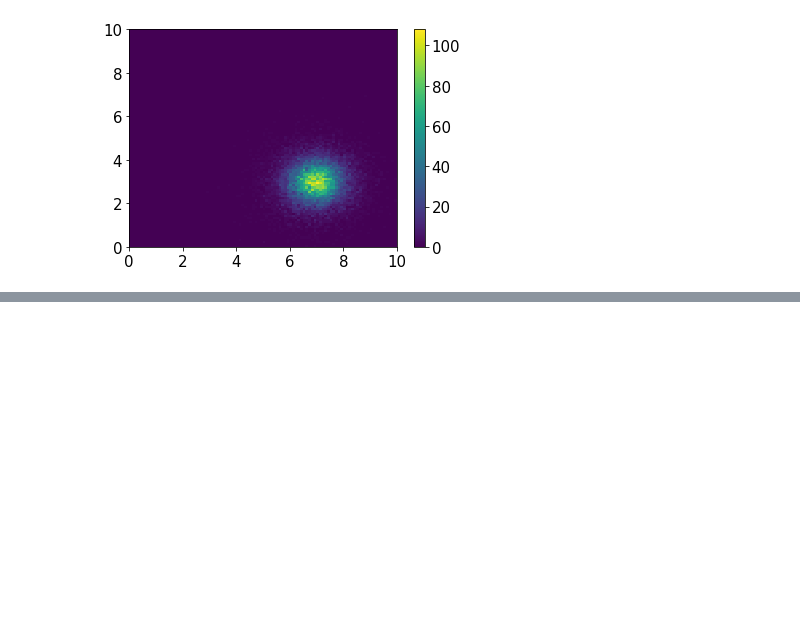
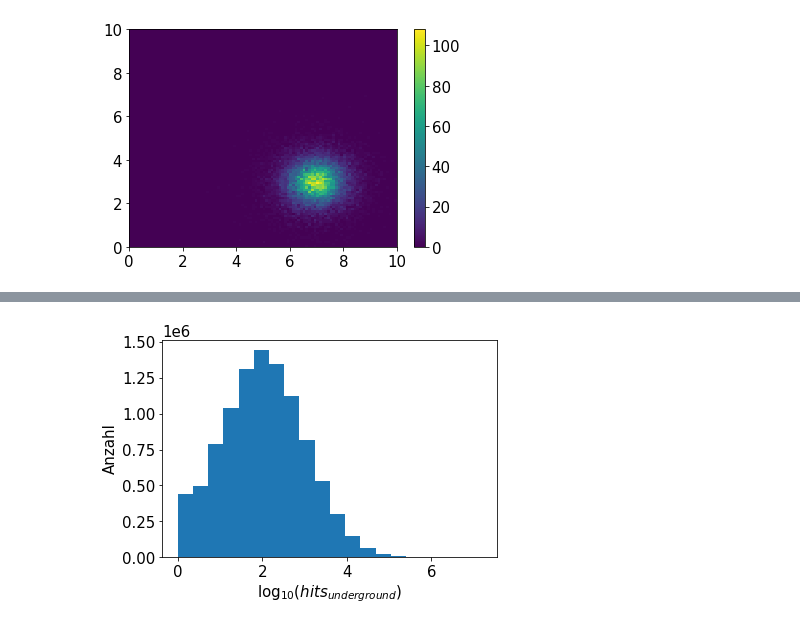
Before and after one commit to NicoJG/SMD, a Jupyter notebook: blatt05/blatt05_nico.ipynb, the cells around one changed output, grey strips where cells are left out. Drawn from its saved outputs; the diff is of its cells as text; code cells hidden in the pictures; blank space fills up the shorter version.

```diff
--- a/blatt05/blatt05_nico.ipynb
+++ b/blatt05/blatt05_nico.ipynb
@@ -225,0 +228,4 @@ plt.show()
+# %%
+hits_underground = 10**my_rng.normal(loc=2,scale=1,size=10**7)
+hits_underground = np.around(hits_underground)
+hits_underground = hits_underground.astype(int)
@@ -225,0 +280,7 @@ plt.show()
+# %%
+plt.hist(np.log10(hits_underground[hits_underground>0]),bins=20)
+plt.xlabel(r'$\log_{10}({hits_{underground}})$')
+plt.ylabel('Anzahl')
+plt.show()
+# %% [output]
+[figure, added]
```
Also changed, not shown: parts of 6 cells of this notebook.
